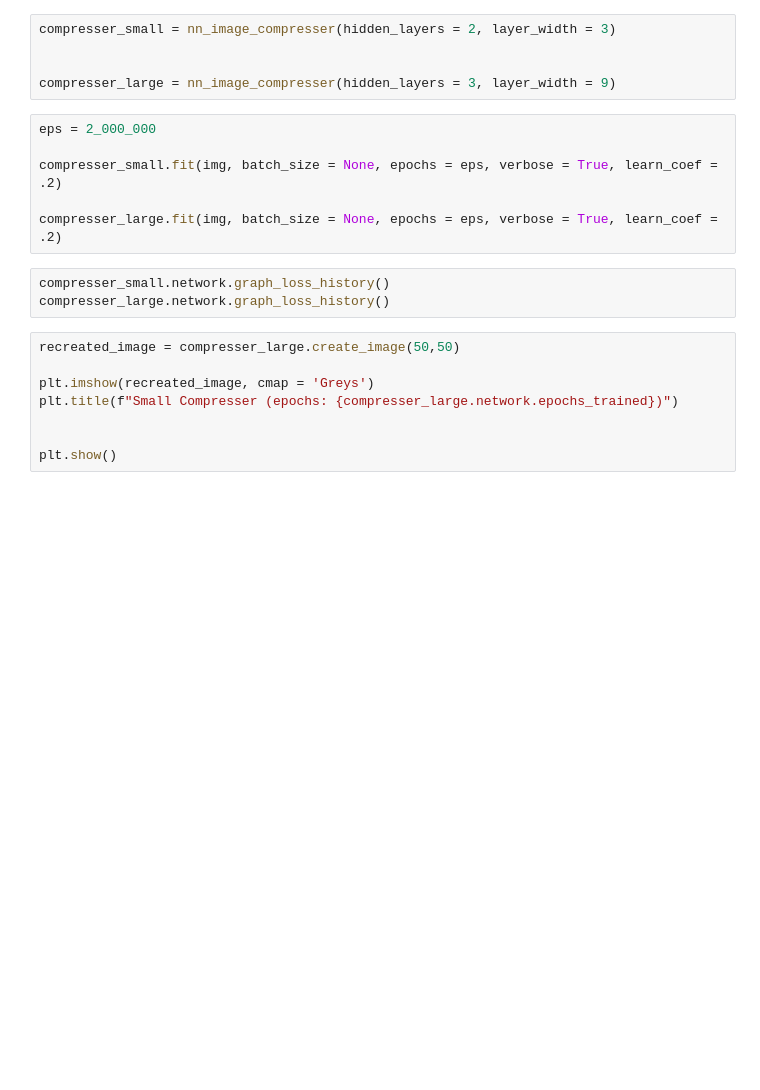
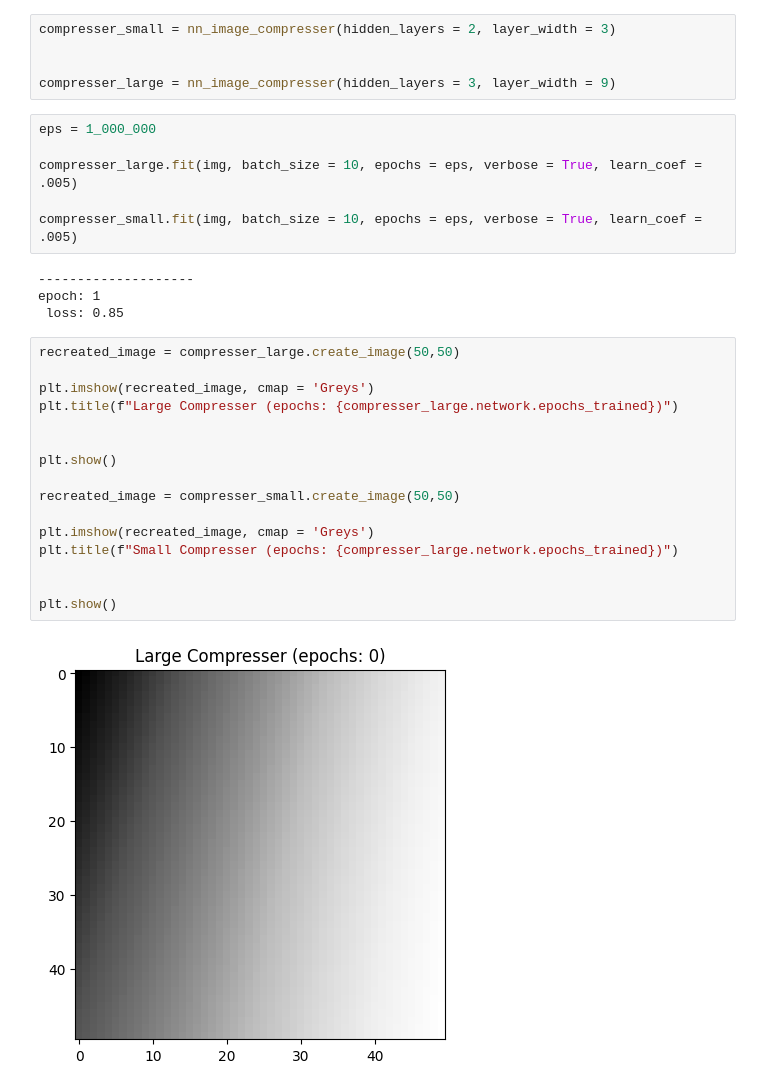
Before and after one commit to morganhawkins/NeuralNetwork, a Jupyter notebook: test_compresser.ipynb, the cells around one changed output. Saved outputs shown, nothing was run; the diff lists cells and outputs as text; blank space fills up the shorter version.

```diff
--- a/test_compresser.ipynb
+++ b/test_compresser.ipynb
@@ -28,19 +32,30 @@ compresser_small = nn_image_compresser(hidden_layers = 2, layer_width = 3)
 
 compresser_large = nn_image_compresser(hidden_layers = 3, layer_width = 9)
 # %%
-eps = 2_000_000
+eps = 1_000_000
 
-compresser_small.fit(img, batch_size = None, epochs = eps, verbose = True, learn_coef = .2)
+compresser_large.fit(img, batch_size = 10, epochs = eps, verbose = True, learn_coef = .005)
 
-compresser_large.fit(img, batch_size = None, epochs = eps, verbose = True, learn_coef = .2)
+compresser_small.fit(img, batch_size = 10, epochs = eps, verbose = True, learn_coef = .005)
+# %% [output]
+--------------------
+epoch: 1
+ loss: 0.85
-# %%
-compresser_small.network.graph_loss_history()
-compresser_large.network.graph_loss_history()
 # %%
 recreated_image = compresser_large.create_image(50,50)
+
+plt.imshow(recreated_image, cmap = 'Greys')
+plt.title(f"Large Compresser (epochs: {compresser_large.network.epochs_trained})")
+
+
+plt.show()
+
+recreated_image = compresser_small.create_image(50,50)
 
 plt.imshow(recreated_image, cmap = 'Greys')
 plt.title(f"Small Compresser (epochs: {compresser_large.network.epochs_trained})")
 
 
 plt.show()
+# %% [output]
+[figure, added]
```
Also changed, not shown: parts of 2 cells of this notebook.
